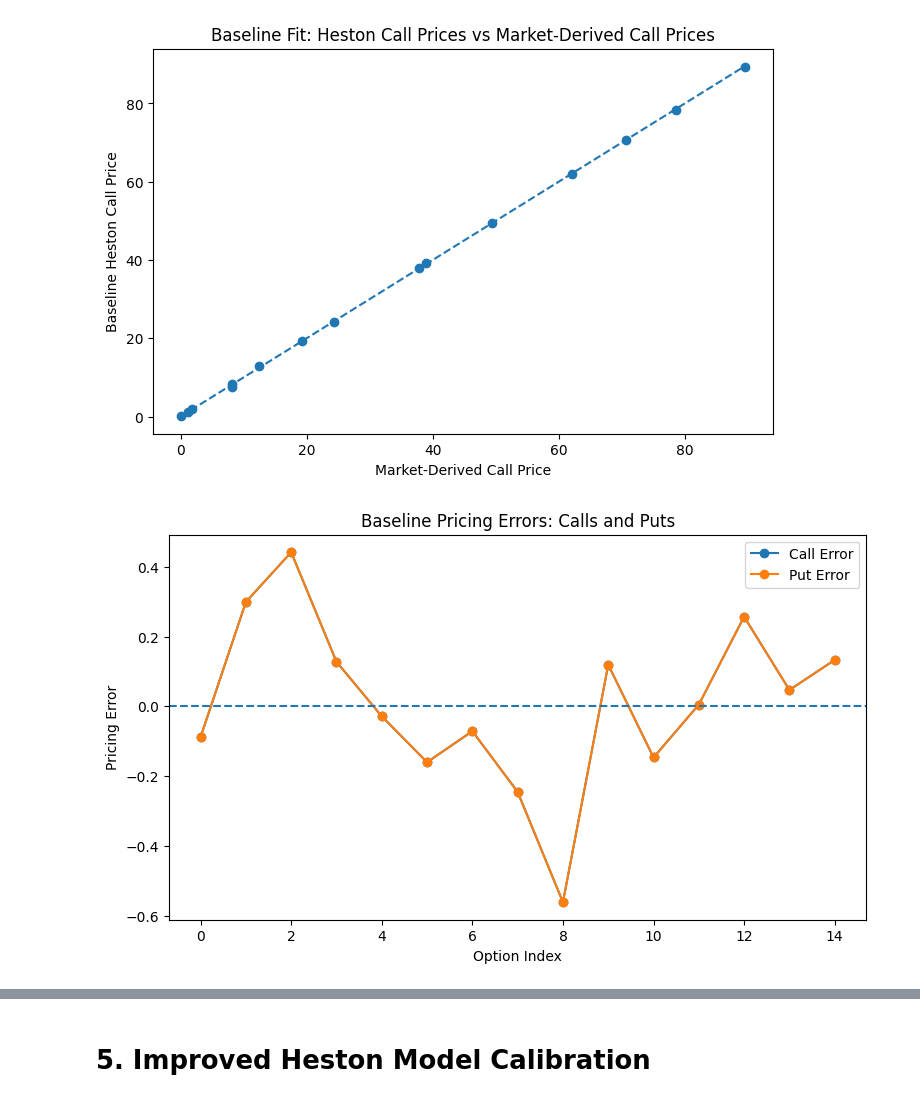
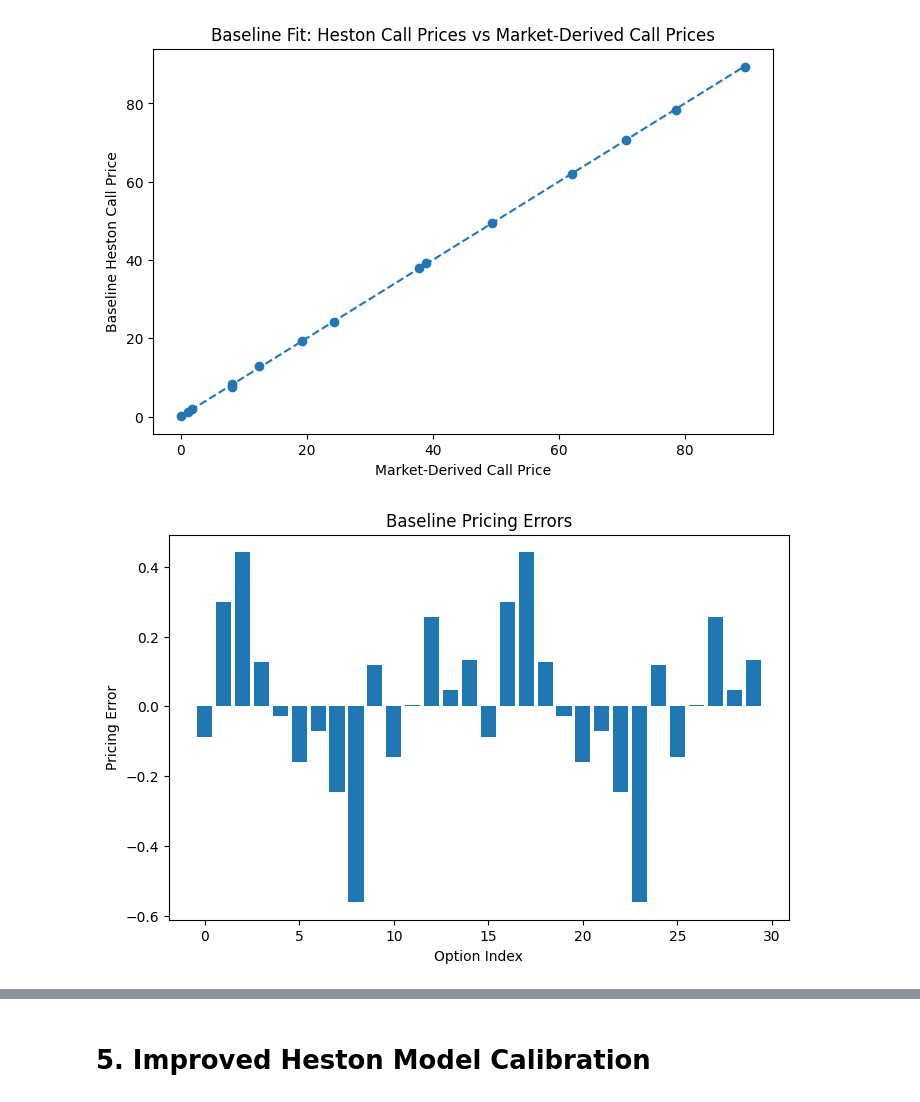
Before and after one commit to maa2420-cloud/heston_calibration_optimization_ipynb, a Jupyter notebook: heston_calibration-FINAL.ipynb, the cells around one changed output, grey strips where cells are left out. Drawn from its saved outputs; the diff is of its cells as text; code cells hidden in the pictures.

```diff
--- a/heston_calibration-FINAL.ipynb
+++ b/heston_calibration-FINAL.ipynb
@@ -248,14 +218,14 @@ Successfully installed pyfeng-0.3.3
 # %%
-def tenor_to_years(tenor):
-    unit = "".join(c for c in tenor if c.isalpha())
-    length = float("".join(c for c in tenor if c.isdigit()))
+def black_scholes_prices(spot, strike, vol_pct, texp, rate_pct, div_pct):
+    vol = vol_pct / 100
+    rate = rate_pct / 100
+    div = div_pct / 100
 
-    if unit == "W":
-        return length / 52
-    elif unit == "M":
-        return length / 12
-    elif unit == "Y":
-        return length
-    else:
-        raise ValueError(f"Unsupported tenor: {tenor}")
+    d1 = (np.log(spot / strike) + (rate - div + 0.5 * vol**2) * texp) / (vol * np.sqrt(texp))
+    d2 = d1 - vol * np.sqrt(texp)
+
+    call = spot * np.exp(-div * texp) * norm.cdf(d1) - strike * np.exp(-rate * texp) * norm.cdf(d2)
+    put = strike * np.exp(-rate * texp) * norm.cdf(-d2) - spot * np.exp(-div * texp) * norm.cdf(-d1)
+
+    return call, put
 # %%
@@ -665,20 +595,21 @@ plt.show()
 # %%
 # Plotting baseline pricing errors for calls and puts separately.
 
-x = np.arange(len(calibration_df))
+plt.figure(figsize=(8, 5))
 
-plt.figure(figsize=(9, 5))
-plt.plot(x, calibration_df["call_error"].values, marker="o", label="Call Error")
-plt.plot(x, calibration_df["put_error"].values, marker="o", label="Put Error")
-plt.axhline(0, linestyle="--")
+combined_errors = np.concatenate([
+    calibration_df["call_error"].values,
+    calibration_df["put_error"].values
+])
+
+plt.bar(range(len(combined_errors)), combined_errors)
 
 plt.xlabel("Option Index")
 plt.ylabel("Pricing Error")
-plt.title("Baseline Pricing Errors: Calls and Puts")
-plt.legend()
+plt.title("Baseline Pricing Errors")
 plt.show()
 # %% [output]
-[figure, old version]
+[figure, new version]
 # %% [markdown]
 ### 4.3 Limitations of the Naive Baseline
 
```
Also changed, not shown: parts of 17 cells of this notebook.
